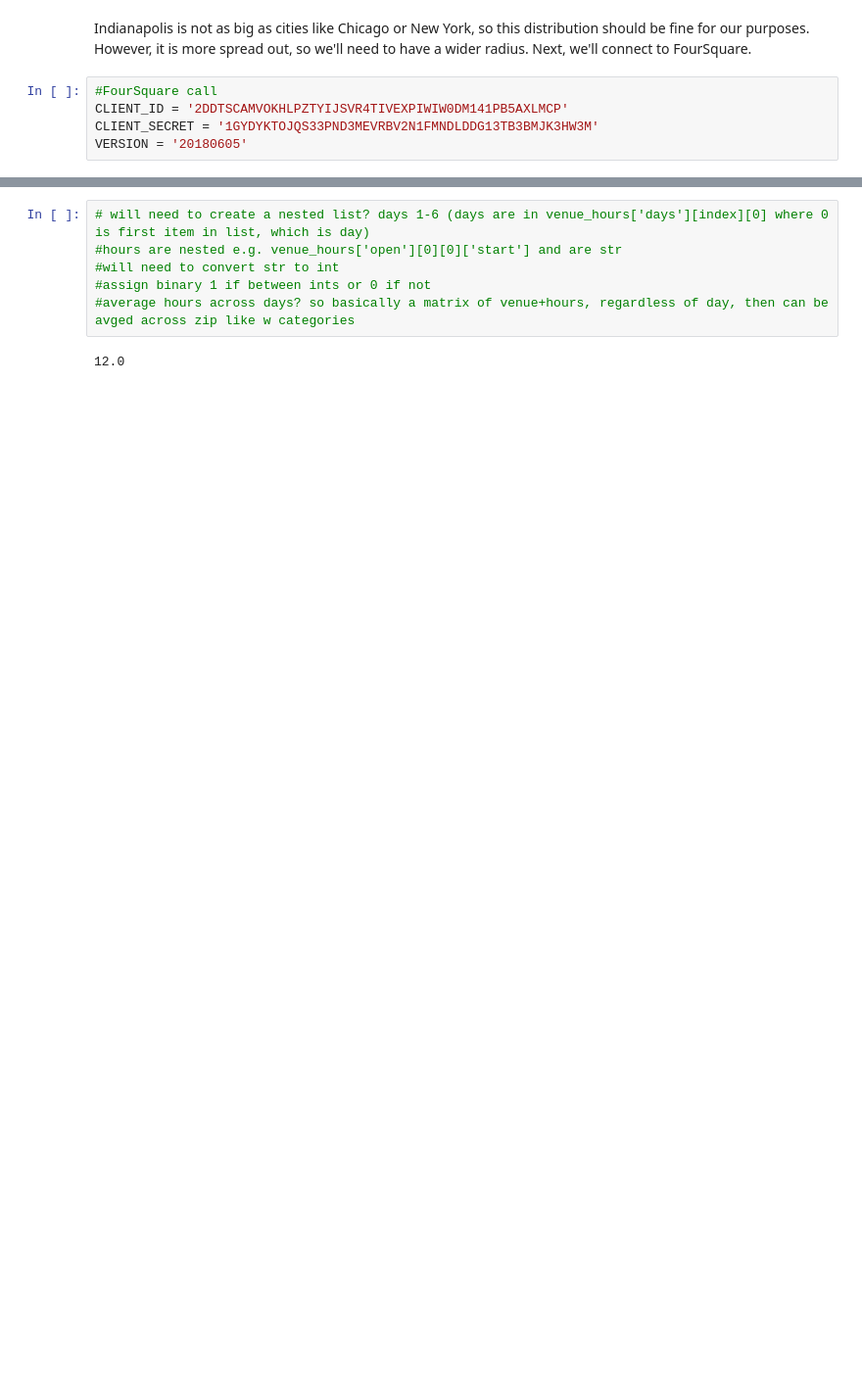
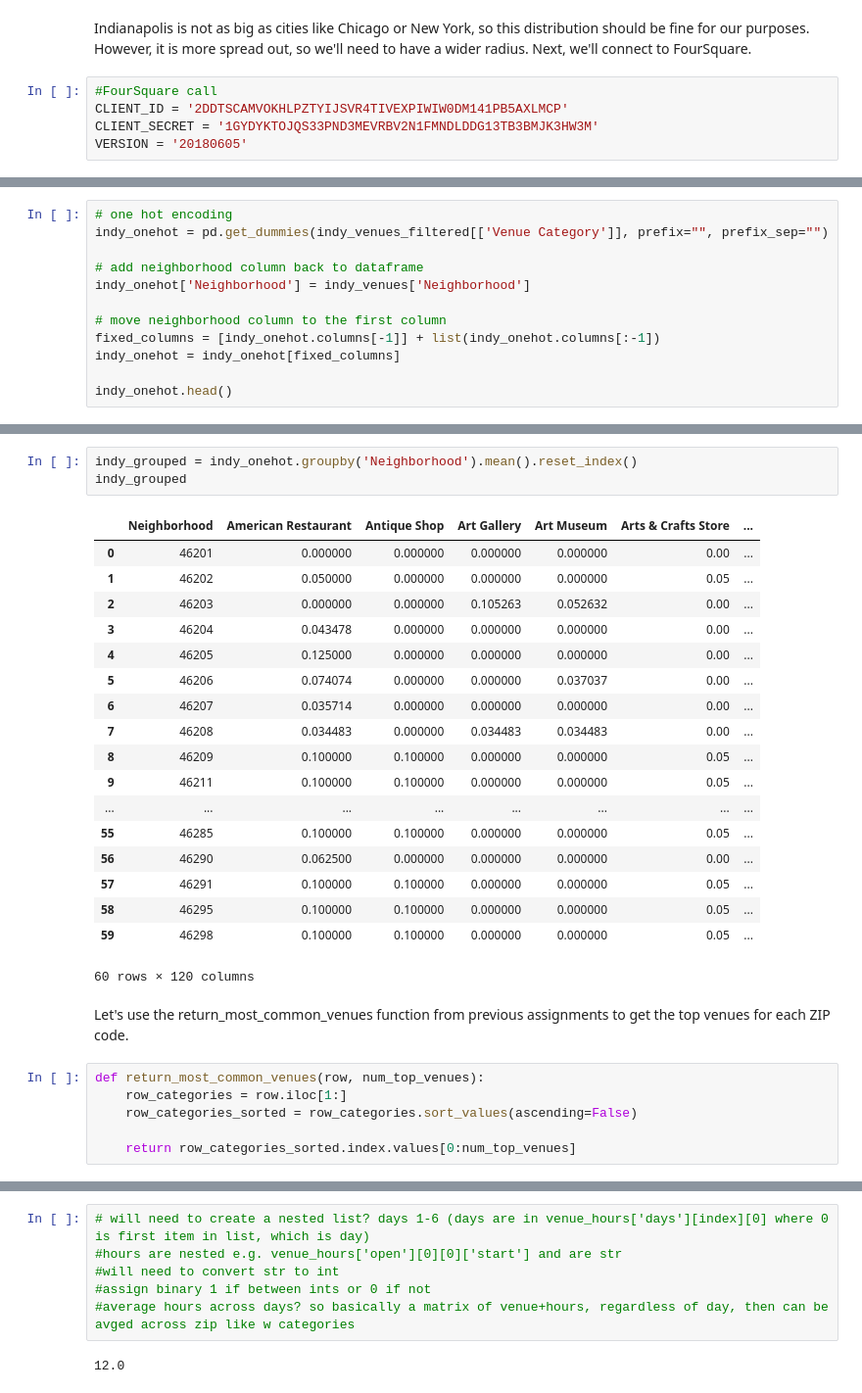
Before and after one commit to drbergDS/Coursera_Capstone, a Jupyter notebook: Capstone_week4_code.ipynb, the cells around one changed output, grey strips where cells are left out. Shown at 98% size. Cells and saved outputs as stored; diff of their text form; blank space fills up the shorter version.

```diff
--- a/Capstone_week4_code.ipynb
+++ b/Capstone_week4_code.ipynb
@@ -115,0 +285,12 @@ venues_normal.head()
+# %%
+# one hot encoding
+indy_onehot = pd.get_dummies(indy_venues_filtered[['Venue Category']], prefix="", prefix_sep="")
+
+# add neighborhood column back to dataframe
+indy_onehot['Neighborhood'] = indy_venues['Neighborhood']
+
+# move neighborhood column to the first column
+fixed_columns = [indy_onehot.columns[-1]] + list(indy_onehot.columns[:-1])
+indy_onehot = indy_onehot[fixed_columns]
+
+indy_onehot.head()
@@ -115,0 +305,30 @@ venues_normal.head()
+# %%
+indy_grouped = indy_onehot.groupby('Neighborhood').mean().reset_index()
+indy_grouped
+# %% [output]
+|  | Neighborhood | American Restaurant | Antique Shop | Art Gallery | Art Museum | Arts & Crafts Store | ... |
+| 0 | 46201 | 0.000000 | 0.000000 | 0.000000 | 0.000000 | 0.00 | ... |
+| 1 | 46202 | 0.050000 | 0.000000 | 0.000000 | 0.000000 | 0.05 | ... |
+| 2 | 46203 | 0.000000 | 0.000000 | 0.105263 | 0.052632 | 0.00 | ... |
+| 3 | 46204 | 0.043478 | 0.000000 | 0.000000 | 0.000000 | 0.00 | ... |
+| 4 | 46205 | 0.125000 | 0.000000 | 0.000000 | 0.000000 | 0.00 | ... |
+| 5 | 46206 | 0.074074 | 0.000000 | 0.000000 | 0.037037 | 0.00 | ... |
+| 6 | 46207 | 0.035714 | 0.000000 | 0.000000 | 0.000000 | 0.00 | ... |
+| 7 | 46208 | 0.034483 | 0.000000 | 0.034483 | 0.034483 | 0.00 | ... |
+| 8 | 46209 | 0.100000 | 0.100000 | 0.000000 | 0.000000 | 0.05 | ... |
+| 9 | 46211 | 0.100000 | 0.100000 | 0.000000 | 0.000000 | 0.05 | ... |
+| ... | ... | ... | ... | ... | ... | ... | ... |
+| 55 | 46285 | 0.100000 | 0.100000 | 0.000000 | 0.000000 | 0.05 | ... |
+| 56 | 46290 | 0.062500 | 0.000000 | 0.000000 | 0.000000 | 0.00 | ... |
+| 57 | 46291 | 0.100000 | 0.100000 | 0.000000 | 0.000000 | 0.05 | ... |
+| 58 | 46295 | 0.100000 | 0.100000 | 0.000000 | 0.000000 | 0.05 | ... |
+| 59 | 46298 | 0.100000 | 0.100000 | 0.000000 | 0.000000 | 0.05 | ... |
+60 rows × 120 columns
+# %% [markdown]
+Let's use the return_most_common_venues function from previous assignments to get the top venues for each ZIP code.
+# %%
+def return_most_common_venues(row, num_top_venues):
+    row_categories = row.iloc[1:]
+    row_categories_sorted = row_categories.sort_values(ascending=False)
+
+    return row_categories_sorted.index.values[0:num_top_venues]
```
Also changed, not shown: parts of 46 cells of this notebook.
